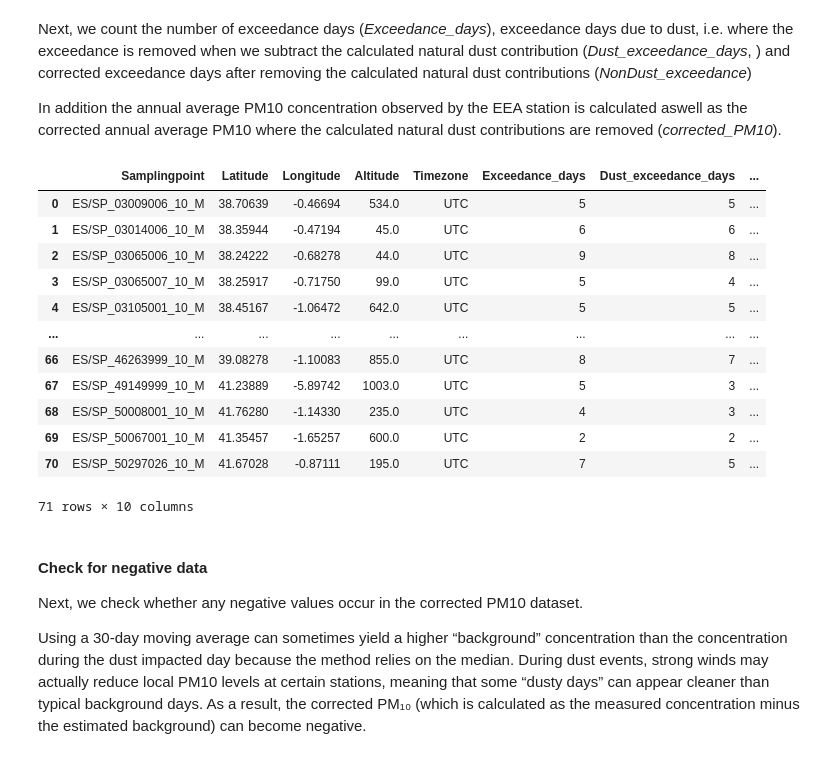
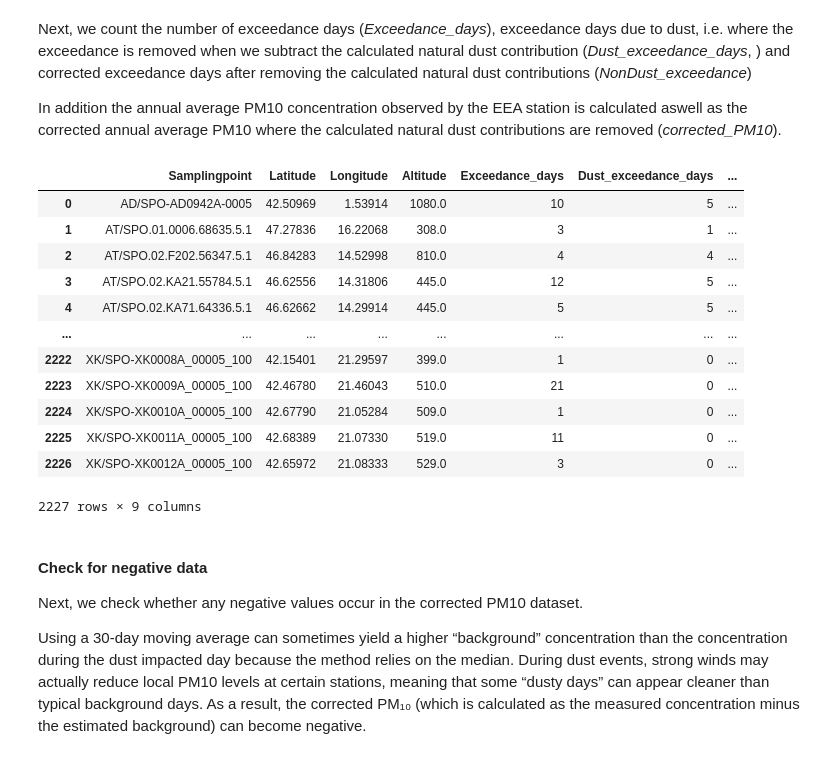
Before and after one commit to jessieaha/CAMS_dust_deduction_tool, a Jupyter notebook: Dust_deduction_tool_full.ipynb, the cells around one changed output. Cells and saved outputs as stored; diff of their text form; code cells hidden in the pictures.

Commit message:
modify for using cams dust only option

```diff
--- a/Dust_deduction_tool_full.ipynb
+++ b/Dust_deduction_tool_full.ipynb
@@ -588,7 +588,7 @@ def filter_daily_by_coverage(
     return out
 
 if EEA_temporal_flag:
-    df_processed = filter_daily_by_coverage(hourly_to_daily_eea, reference_year=2024, min_pct=Station_Temporal_coverage, keep_coverage_columns= False)
+    df_processed = filter_daily_by_coverage(hourly_to_daily_eea, reference_year=YEAR, min_pct=Station_Temporal_coverage, keep_coverage_columns= False)
 
     # Flag exceedance days with concentration above 50 µg m-3
     df_processed['Exceedance'] = df_processed['daily_mean'] > PM10_daily_threshold
@@ -600,7 +600,7 @@ else:
     coverage_stats = calculate_data_coverage(obs, start='2024-01-01', end='2024-12-31', min_pct=Station_Temporal_coverage)
 
     sufficient_stations = coverage_stats.query('sufficient_coverage').index.tolist()
-    obs = obs[obs['Samplingpoint'].isin(sufficient_stations)].copy()
+    df_processed = obs[obs['Samplingpoint'].isin(sufficient_stations)].copy()
 
     print(f"Stations after filering with {Station_Temporal_coverage}% : {len(sufficient_stations)}")
     print(f"Observations after filtering: {obs.shape[0]:,}")
@@ -725,12 +877,27 @@ This is considered as the background PM10 without dust.
+# %%
+obs_2024 = df[(df['day'] >= '2024-01-01') & (df['day'] < '2025-01-01')].copy()
+# Ratio of (Observed Mean / CAMS Modeled PM10) * CAMS Dust
+calculation = (obs_2024['daily_mean'] / obs_2024['cams_pm10']) * obs_2024['cams_dust']
+
+# Apply only where dust_flag is True, otherwise keep original daily_mean (or NaN)
+obs_2024['dust'] = np.where(
+    (obs_2024['dust_flag'] == True) & (obs_2024['Exceedance'] == True),
+    calculation,
+    obs_2024['daily_mean'] # Or np.nan if you only want dust values
+)
+obs_2024['corrected_PM10'] = obs_2024['daily_mean'].astype(float)
+mask = obs_2024['dust_flag'] & obs_2024['Exceedance']
+obs_2024.loc[mask, 'corrected_PM10'] = obs_2024.loc[mask, 'daily_mean'] - obs_2024.loc[mask, 'dust']
 # %%
-# compute_median_for_station: calculated the 50th percentile of a rolling 30 window excluding dust days per location
+# # compute_median_for_station: calculated the 50th percentile of a rolling 30 window excluding dust days per location
 
-# Filter 2024 data
-obs_2024 = df_processed[(df_processed['Start'] >= '2024-01-01') & (df_processed['Start'] < '2025-01-01')].copy()
-obs_2024['PM10_median'] = np.nan
+# # Filter 2024 data
+# obs_2024 = df_processed[(df_processed['Start'] >= '2024-01-01') & (df_processed['Start'] < '2025-01-01')].copy()
+# obs_2024['PM10_median'] = np.nan
 
-# Apply per station using groupby
-obs_2024['PM10_median'] = (
-    df_processed.groupby(['Samplingpoint','Timezone','Latitude','Longitude','Altitude'], group_keys=False)
-         .apply(compute_median_for_station) # if warning appears add: , include_groups=False
-)
+# # Apply per station using groupby
+# obs_2024['PM10_median'] = (
+#     df_processed.groupby(['Samplingpoint','Timezone','Latitude','Longitude','Altitude'], group_keys=False)
+#          .apply(compute_median_for_station) # if warning appears add: , include_groups=False
+# )
+obs_2024[(obs_2024['dust_flag'] == True) & (obs_2024['Exceedance'] == True)]
@@ -786,7 +978,7 @@ In addition the annual average PM10 concentration observed by the EEA station is
 
 # Dust exceedance flag (observed exceeds but corrected does not)
 obs_2024['Dust_exceedance'] = (
-    (obs_2024['observed_PM10']  > PM10_daily_threshold) &
+    (obs_2024['daily_mean']  > PM10_daily_threshold) &
     (obs_2024['corrected_PM10'] <= PM10_daily_threshold)
 )
 
@@ -795,49 +987,48 @@ obs_2024['Dust_exceedance'] = (
 station_table = (
     obs_2024
     .groupby('Samplingpoint', as_index=False)
     .agg(
         # Station metadata (kept from obs_2024)
         Latitude=('Latitude', 'first'),
         Longitude=('Longitude', 'first'),
         Altitude=('Altitude', 'first'),
-        Timezone=('Timezone', 'first'),
 
         # Metrics
         Exceedance_days=('Exceedance', 'sum'),
         Dust_exceedance_days=('Dust_exceedance', 'sum'),
-        Average_PM10=('observed_PM10', 'mean'),
+        Average_PM10=('daily_mean', 'mean'),
         Average_PM10_dust_removed=('corrected_PM10', 'mean'),
     )
 )
 
 # Derived metric
 station_table['NonDust_exceedance'] = (
     station_table['Exceedance_days'] - station_table['Dust_exceedance_days']
 )
 
 # Optional: reorder columns for readability
 station_table = station_table[
     [
-        'Samplingpoint', 'Latitude', 'Longitude', 'Altitude', 'Timezone',
+        'Samplingpoint', 'Latitude', 'Longitude', 'Altitude',
         'Exceedance_days', 'Dust_exceedance_days', 'NonDust_exceedance',
         'Average_PM10', 'Average_PM10_dust_removed'
     ]
 ]
 station_table
 # %% [output]
-|  | Samplingpoint | Latitude | Longitude | Altitude | Timezone | Exceedance_days | Dust_exceedance_days | ... |
-| 0 | ES/SP_03009006_10_M | 38.70639 | -0.46694 | 534.0 | UTC | 5 | 5 | ... |
-| 1 | ES/SP_03014006_10_M | 38.35944 | -0.47194 | 45.0 | UTC | 6 | 6 | ... |
-| 2 | ES/SP_03065006_10_M | 38.24222 | -0.68278 | 44.0 | UTC | 9 | 8 | ... |
-| 3 | ES/SP_03065007_10_M | 38.25917 | -0.71750 | 99.0 | UTC | 5 | 4 | ... |
-| 4 | ES/SP_03105001_10_M | 38.45167 | -1.06472 | 642.0 | UTC | 5 | 5 | ... |
-| ... | ... | ... | ... | ... | ... | ... | ... | ... |
-| 66 | ES/SP_46263999_10_M | 39.08278 | -1.10083 | 855.0 | UTC | 8 | 7 | ... |
-| 67 | ES/SP_49149999_10_M | 41.23889 | -5.89742 | 1003.0 | UTC | 5 | 3 | ... |
-| 68 | ES/SP_50008001_10_M | 41.76280 | -1.14330 | 235.0 | UTC | 4 | 3 | ... |
-| 69 | ES/SP_50067001_10_M | 41.35457 | -1.65257 | 600.0 | UTC | 2 | 2 | ... |
-| 70 | ES/SP_50297026_10_M | 41.67028 | -0.87111 | 195.0 | UTC | 7 | 5 | ... |
+|  | Samplingpoint | Latitude | Longitude | Altitude | Exceedance_days | Dust_exceedance_days | ... |
+| 0 | AD/SPO-AD0942A-0005 | 42.50969 | 1.53914 | 1080.0 | 10 | 5 | ... |
+| 1 | AT/SPO.01.0006.68635.5.1 | 47.27836 | 16.22068 | 308.0 | 3 | 1 | ... |
+| 2 | AT/SPO.02.F202.56347.5.1 | 46.84283 | 14.52998 | 810.0 | 4 | 4 | ... |
+| 3 | AT/SPO.02.KA21.55784.5.1 | 46.62556 | 14.31806 | 445.0 | 12 | 5 | ... |
+| 4 | AT/SPO.02.KA71.64336.5.1 | 46.62662 | 14.29914 | 445.0 | 5 | 5 | ... |
+| ... | ... | ... | ... | ... | ... | ... | ... |
+| 2222 | XK/SPO-XK0008A_00005_100 | 42.15401 | 21.29597 | 399.0 | 1 | 0 | ... |
+| 2223 | XK/SPO-XK0009A_00005_100 | 42.46780 | 21.46043 | 510.0 | 21 | 0 | ... |
+| 2224 | XK/SPO-XK0010A_00005_100 | 42.67790 | 21.05284 | 509.0 | 1 | 0 | ... |
+| 2225 | XK/SPO-XK0011A_00005_100 | 42.68389 | 21.07330 | 519.0 | 11 | 0 | ... |
+| 2226 | XK/SPO-XK0012A_00005_100 | 42.65972 | 21.08333 | 529.0 | 3 | 0 | ... |
-71 rows × 10 columns
+2227 rows × 9 columns
 # %% [markdown]
 #### Check for negative data
 Next, we check whether any negative values occur in the corrected PM10 dataset.
```
Also changed, not shown: parts of 25 cells of this notebook, 1 other file.
